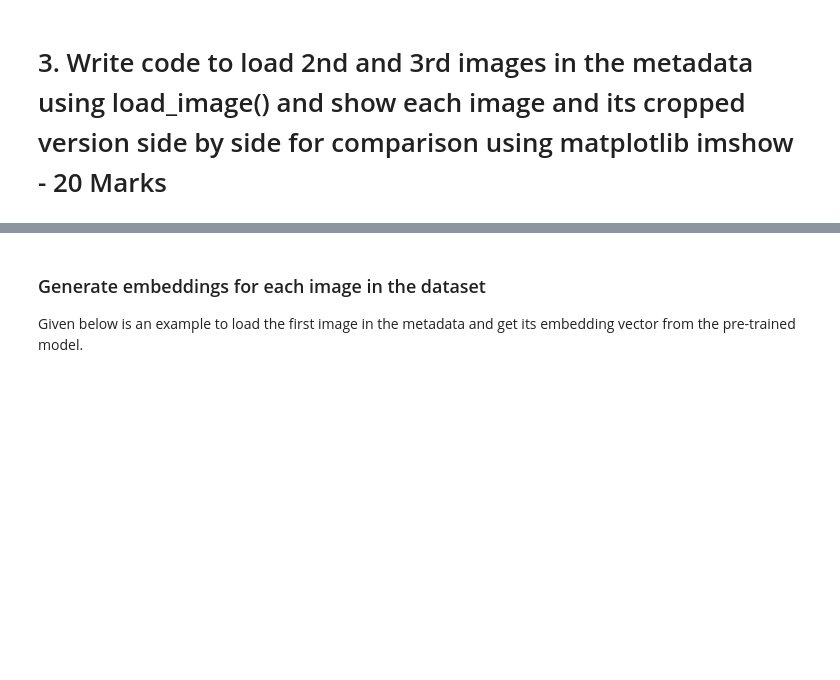
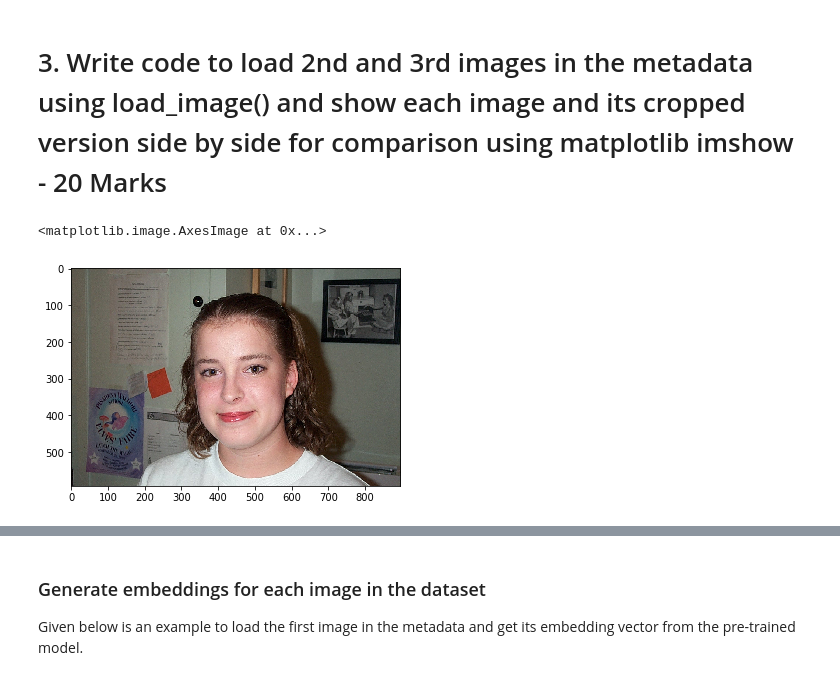
Before and after one commit to deepchatterjeevns/aiml-may-acv-project-reachsudhen, a Jupyter notebook: FACE_RECOGNITION_Questions.ipynb, the cells around one changed output, grey strips where cells are left out. Saved outputs shown, nothing was run; the diff lists cells and outputs as text; code cells hidden in the pictures; blank space fills up the shorter version.

Commit message:
original

```diff
--- a/FACE_RECOGNITION_Questions.ipynb
+++ b/FACE_RECOGNITION_Questions.ipynb
@@ -362,2 +400,20 @@ def get_face(img_path):
 # %% [markdown]
 # 3. Write code to load 2nd and 3rd images in the metadata using load_image() and show each image and its cropped version side by side for comparison using matplotlib imshow - 20 Marks
+# %%
+# Load an image
+# for example, loading the image with index 1
+one_image = load_image(metadata[25].image_path())[...,::-1]
+
+%matplotlib inline
+import matplotlib.pyplot as plt
+
+plt.figure()
+
+# Show original image
+# OpenCV loads images with color channels
+# in BGR order. So we need to reverse them everytime we use matplotlib to show the image.
+# Otherwise you see the image in false colour
+plt.imshow(one_image)
+# %% [output]
+<matplotlib.image.AxesImage at 0x...>
+[figure, added]
```
Also changed, not shown: parts of 31 cells of this notebook.
